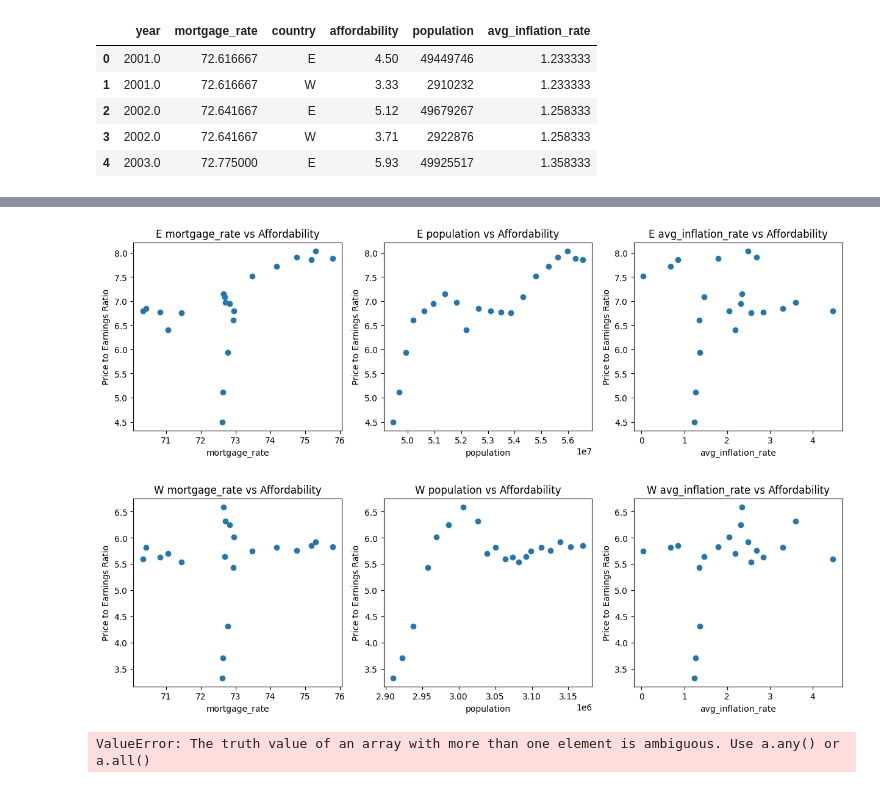
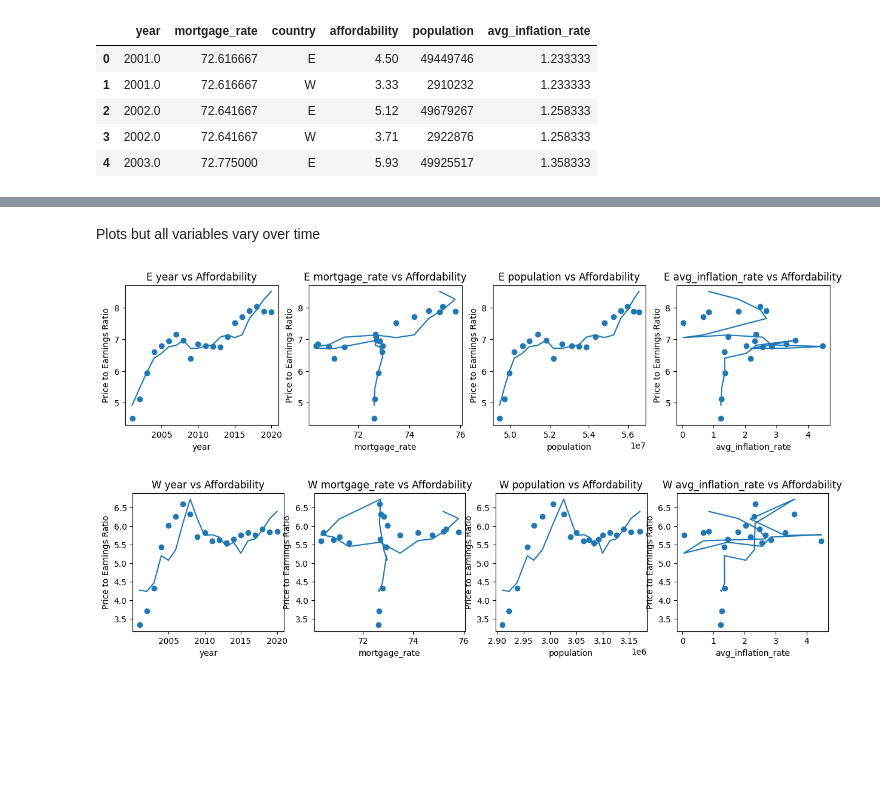
Before and after one commit to qa21336/HousingStatisticsAnalysis-, a Jupyter notebook: Merged_Data_Feature_Evaluation.ipynb, the cells around one changed output, grey strips where cells are left out. Cells and saved outputs as stored; diff of their text form; code cells hidden in the pictures; blank space fills up the shorter version.

Commit message:
Linear regression plots

```diff
--- a/Merged_Data_Feature_Evaluation.ipynb
+++ b/Merged_Data_Feature_Evaluation.ipynb
@@ -38,7 +38,7 @@ for country in countries:
 
     # Plot all scatters
     for col in df.columns:
-        if(col == "affordability" or col == "year" or col == "country"):
+        if(col == "affordability" or col == "country"):
             continue
 
         colData = np.array(countryDf[col]).reshape(-1, 1)
@@ -77,0 +78,10 @@ Do some plots
+# %%
+lms = []
+for country in countries:
+    countryData = df.loc[df["country"] == country].drop("country", axis=1)
+    countryYs = countryData.pop("affordability")
+    countryXs = countryData
+
+    lm = LinearRegression().fit(countryXs, countryYs)
+    lms.append(lm)
+    print(country+", r^2: "+str(lm.score(countryXs, countryYs)))
@@ -78,28 +125,27 @@ Do some plots
+# %% [markdown]
+Plots but all variables vary over time
 # %%
-import matplotlib.pyplot as plt
-
-for country in countries:
-    fig, axes = plt.subplots(1, 3, figsize=(15, 4))
+for i, country in enumerate(countries):
+    fig, axes = plt.subplots(1, 4, figsize=(15, 3))
 
     # Get labels for country
-    countryDf = df.loc[df["country"] == country]
-    affordData = np.array(countryDf["affordability"])
+    countryDf = (df.loc[df["country"] == country]).drop("country", axis=1)
+    affordData = countryDf.pop("affordability")
+
+    # Model predictions
+    preds = lms[i].predict(countryDf)
 
     # Plot all scatters
-    for i, col in enumerate(["mortgage_rate", "population", "avg_inflation_rate"]):
+    for j, col in enumerate(countryDf.columns):
         colData = np.array(countryDf[col]).reshape(-1, 1)
 
         # Plot
-        axes[i].scatter(colData, affordData)
-        axes[i].set_title(country+" "+col+" vs Affordability")
-        axes[i].set_xlabel(col)
-        axes[i].set_ylabel("Price to Earnings Ratio")
+        axes[j].scatter(colData, affordData)
+        axes[j].set_title(country+" "+col+" vs Affordability")
+        axes[j].set_xlabel(col)
+        axes[j].set_ylabel("Price to Earnings Ratio")
+        axes[j].plot(colData, preds)
     plt.show()
 # %% [output]
-[figure, old version]
+[figure, new version]
-[figure, old version]
+[figure, new version]
-# %%
-a = np.array([1,2,3])
-np.delete(a, np.where(a == 2 | a==3))
-# %% [output]
-ValueError: The truth value of an array with more than one element is ambiguous. Use a.any() or a.all()
```
Also changed, not shown: parts of 7 cells of this notebook.
